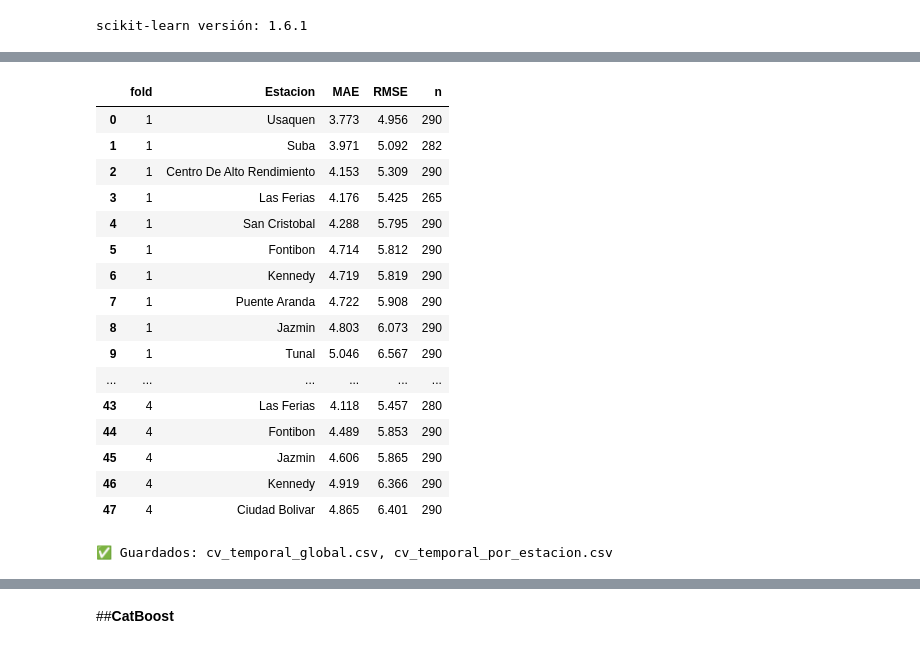
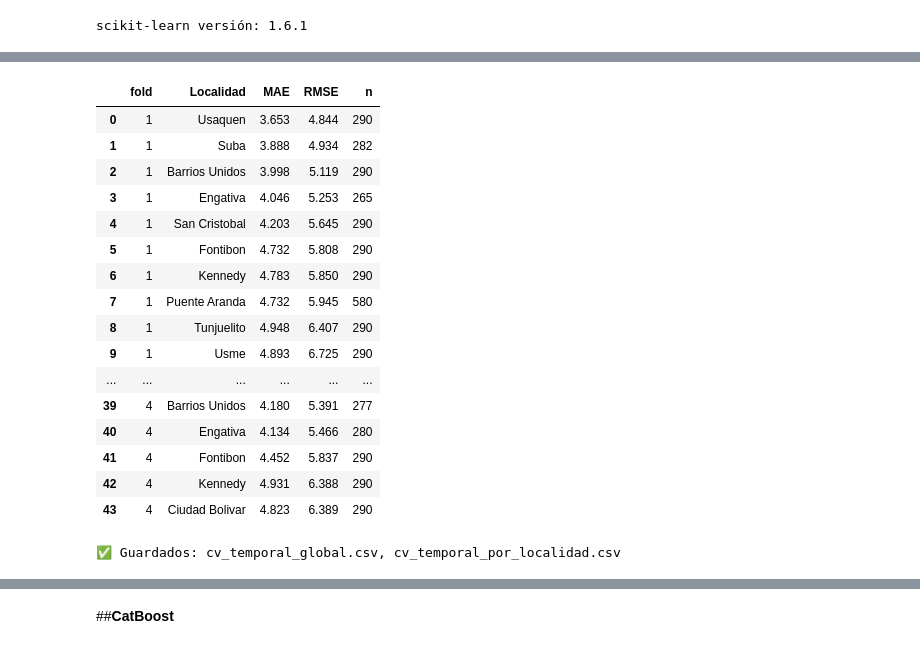
Before and after one commit to Sxmuu/TG-Samuel-P, a Jupyter notebook: Scripts/Python/Notebooks/ML/Modelos_ML.ipynb, the cells around one changed output, grey strips where cells are left out. Drawn from its saved outputs; the diff is of its cells as text; code cells hidden in the pictures.

```diff
--- a/Scripts/Python/Notebooks/ML/Modelos_ML.ipynb
+++ b/Scripts/Python/Notebooks/ML/Modelos_ML.ipynb
@@ -208,7 +210,7 @@ print(df[['Date','Estacion','Localidad']].head(3))
 2 2021-01-06  Centro De Alto Rendimiento  Barrios Unidos
 # %%
 # Columnas base (ajusta si cambiaste nombres)
-base_cols = ['Date','Estacion','Localidad','lat','lon','Altitud','PM25',
+base_cols = ['Date','Localidad','lat','lon','Altitud','PM25',
              'year','month','dayofyear','dow','is_weekend','sin_doy','cos_doy']
 
 # Lags/rollings ya construidos en Paso 1
@@ -218,7 +220,7 @@ met_vars = ['Temp','Hum','WindSpeed','Precip','Rad']
 met_lag_cols = [c for c in df.columns if any(c.startswith(v+'_lag') for v in met_vars)]
 
 # Sin copolutantes:
-feature_cols = ['Estacion','Localidad','lat','lon','Altitud',
+feature_cols = ['Localidad','lat','lon','Altitud',
                 'year','month','dayofyear','dow','is_weekend','sin_doy','cos_doy'] \
                + lag_cols + met_lag_cols
 
@@ -228,10 +230,10 @@ data = df.dropna(subset=feature_cols + ['PM25']).copy()
 X = data[feature_cols].copy()
 y = data['PM25'].values
 dates = data['Date'].copy()
-stations = data['Estacion'].copy()
+localities = data['Localidad'].copy()
 
 # Preprocesamiento: OHE para categóricas; numéricas 'passthrough'
-cat_features = ['Estacion','Localidad']
+cat_features = ['Localidad']
 num_features = [c for c in feature_cols if c not in cat_features]
 
 pre = ColumnTransformer([
@@ -318,20 +320,19 @@ def rmse_compat(y_true, y_pred):
     except TypeError:
         return np.sqrt(mean_squared_error(y_true, y_pred))
 
-
-def eval_by_station(y_true, y_pred, stations):
-    dfm = pd.DataFrame({"y": y_true, "yhat": y_pred, "Estacion": stations})
+# Cambiar agrupamiento de 'Estacion' a 'Localidad'
+def eval_by_locality(y_true, y_pred, localities):
+    dfm = pd.DataFrame({"y": y_true, "yhat": y_pred, "Localidad": localities})  # Cambio aquí
     out = []
-    for est, g in dfm.groupby("Estacion", sort=False):
+    for loc, g in dfm.groupby("Localidad", sort=False):  # Cambiar 'Estacion' por 'Localidad'
         mae = mean_absolute_error(g["y"], g["yhat"])
-        rmse = rmse_compat(g["y"], g["yhat"])   # <---
-        out.append({"Estacion": est, "MAE": mae, "RMSE": rmse, "n": len(g)})
+        rmse = rmse_compat(g["y"], g["yhat"])   # Calculamos RMSE
+        out.append({"Localidad": loc, "MAE": mae, "RMSE": rmse, "n": len(g)})  # Cambiar 'Estacion' por 'Localidad'
     return pd.DataFrame(out).sort_values("RMSE")
 
-
-
+# Cambiar 'stations' a 'localities'
 cv_rows = []
-per_station_reports = []
+per_locality_reports = []
 
 for i, f in enumerate(folds, start=1):
     tr_mask = dates.dt.normalize().isin(f["train_dates"])
@@ -339,13 +340,13 @@ for i, f in enumerate(folds, start=1):
 
     X_tr, y_tr = X[tr_mask], y[tr_mask]
     X_va, y_va = X[va_mask], y[va_mask]
-    st_va = stations[va_mask].values
+    locality_va = localities[va_mask].values  # Usamos 'localities' aquí en lugar de 'stations'
 
     pipe.fit(X_tr, y_tr)
     pred_va = pipe.predict(X_va)
 
     mae = mean_absolute_error(y_va, pred_va)
-    rmse = rmse_compat(y_va, pred_va)  # <--- usa esta
+    rmse = rmse_compat(y_va, pred_va)  # Calculamos RMSE
 
     cv_rows.append({
         "fold": i,
@@ -359,18 +360,20 @@ for i, f in enumerate(folds, start=1):
         "RMSE": rmse
     })
 
-    rep = eval_by_station(y_va, pred_va, st_va)
+    # Usamos la nueva función con 'Localidad'
+    rep = eval_by_locality(y_va, pred_va, locality_va)
     rep.insert(0, 'fold', i)
-    per_station_reports.append(rep)
+    per_locality_reports.append(rep)
 
 cv_table = pd.DataFrame(cv_rows)
-per_station_table = pd.concat(per_station_reports, ignore_index=True)
+per_locality_table = pd.concat(per_locality_reports, ignore_index=True)
 
 display(cv_table.round(3))
-display(per_station_table.round(3))
+display(per_locality_table.round(3))
 
+# Guardamos los resultados
 cv_table.to_csv("cv_temporal_global.csv", index=False)
-per_station_table.to_csv("cv_temporal_por_estacion.csv", index=False)
-print("✅ Guardados: cv_temporal_global.csv, cv_temporal_por_estacion.csv")
+per_locality_table.to_csv("cv_temporal_por_localidad.csv", index=False)
+print("✅ Guardados: cv_temporal_global.csv, cv_temporal_por_localidad.csv")
 # %% [output]
 |  | fold | train_start | train_end | val_start | val_end | n_train | n_val | MAE | RMSE |
@@ -381,21 +384,21 @@ print("✅ Guardados: cv_temporal_global.csv, cv_temporal_por_estacion.csv")
-|  | fold | Estacion | MAE | RMSE | n |
-| 0 | 1 | Usaquen | 3.773 | 4.956 | 290 |
-| 1 | 1 | Suba | 3.971 | 5.092 | 282 |
-| 2 | 1 | Centro De Alto Rendimiento | 4.153 | 5.309 | 290 |
-| 3 | 1 | Las Ferias | 4.176 | 5.425 | 265 |
-| 4 | 1 | San Cristobal | 4.288 | 5.795 | 290 |
-| 5 | 1 | Fontibon | 4.714 | 5.812 | 290 |
-| 6 | 1 | Kennedy | 4.719 | 5.819 | 290 |
-| 7 | 1 | Puente Aranda | 4.722 | 5.908 | 290 |
-| 8 | 1 | Jazmin | 4.803 | 6.073 | 290 |
-| 9 | 1 | Tunal | 5.046 | 6.567 | 290 |
+|  | fold | Localidad | MAE | RMSE | n |
+| 0 | 1 | Usaquen | 3.653 | 4.844 | 290 |
+| 1 | 1 | Suba | 3.888 | 4.934 | 282 |
+| 2 | 1 | Barrios Unidos | 3.998 | 5.119 | 290 |
+| 3 | 1 | Engativa | 4.046 | 5.253 | 265 |
+| 4 | 1 | San Cristobal | 4.203 | 5.645 | 290 |
+| 5 | 1 | Fontibon | 4.732 | 5.808 | 290 |
+| 6 | 1 | Kennedy | 4.783 | 5.850 | 290 |
+| 7 | 1 | Puente Aranda | 4.732 | 5.945 | 580 |
+| 8 | 1 | Tunjuelito | 4.948 | 6.407 | 290 |
+| 9 | 1 | Usme | 4.893 | 6.725 | 290 |
 | ... | ... | ... | ... | ... | ... |
-| 43 | 4 | Las Ferias | 4.118 | 5.457 | 280 |
-| 44 | 4 | Fontibon | 4.489 | 5.853 | 290 |
-| 45 | 4 | Jazmin | 4.606 | 5.865 | 290 |
-| 46 | 4 | Kennedy | 4.919 | 6.366 | 290 |
-| 47 | 4 | Ciudad Bolivar | 4.865 | 6.401 | 290 |
+| 39 | 4 | Barrios Unidos | 4.180 | 5.391 | 277 |
+| 40 | 4 | Engativa | 4.134 | 5.466 | 280 |
+| 41 | 4 | Fontibon | 4.452 | 5.837 | 290 |
+| 42 | 4 | Kennedy | 4.931 | 6.388 | 290 |
+| 43 | 4 | Ciudad Bolivar | 4.823 | 6.389 | 290 |
-✅ Guardados: cv_temporal_global.csv, cv_temporal_por_estacion.csv
+✅ Guardados: cv_temporal_global.csv, cv_temporal_por_localidad.csv
 # %%
 mask_train = dates.dt.year <= 2023
 mask_test  = dates.dt.year == 2024
```
Also changed, not shown: parts of 11 cells of this notebook.
